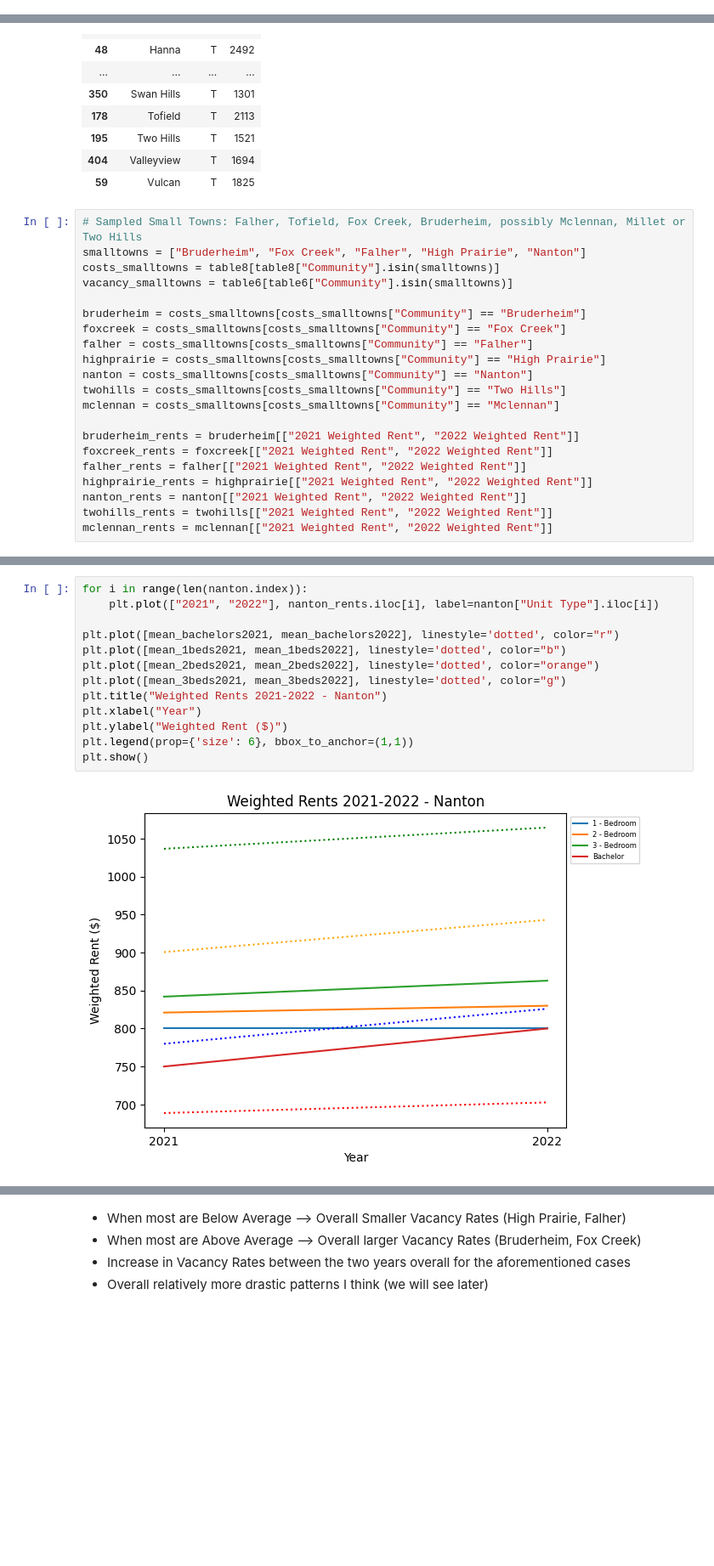
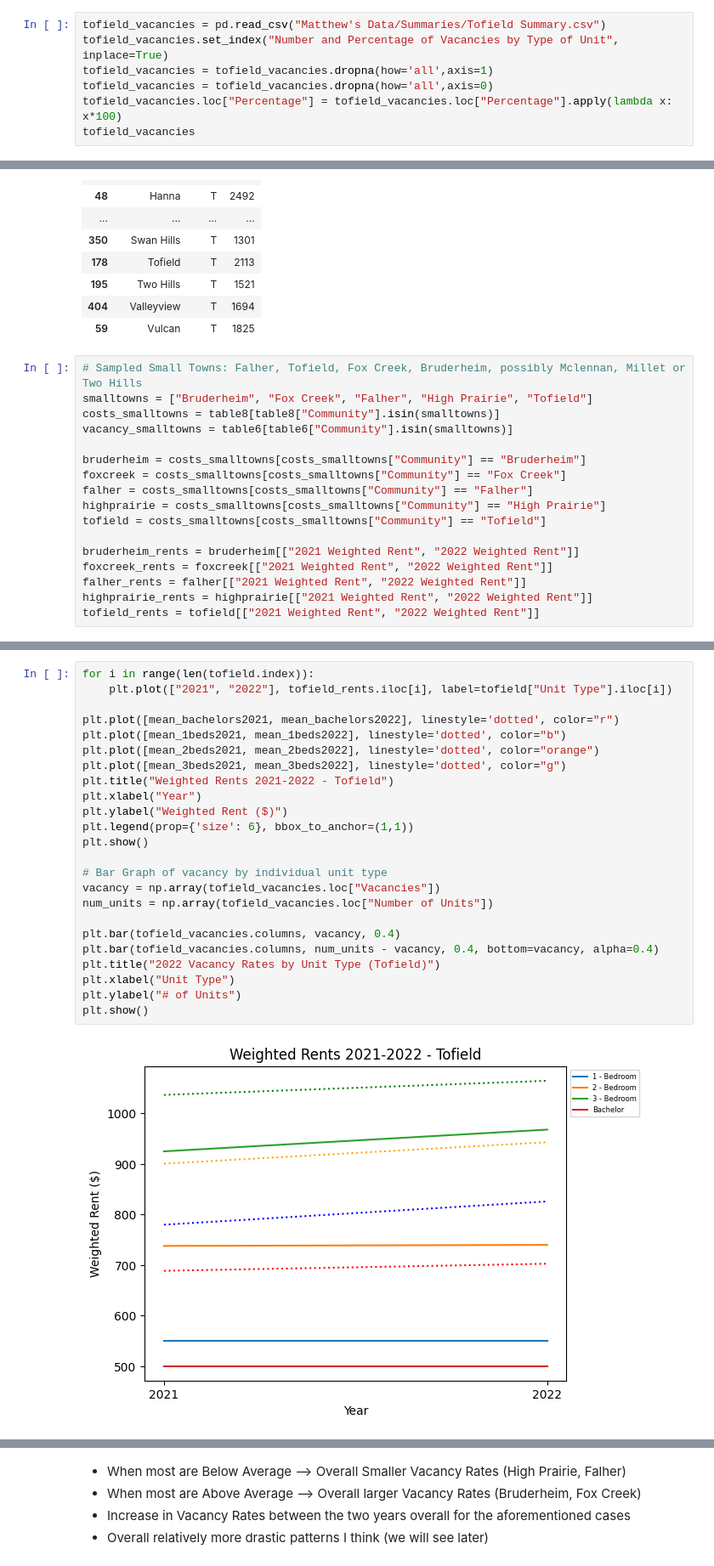
Before and after one commit to Mathemusician1729/DATA-221-Project, a Jupyter notebook: 221-Project.ipynb, the cells around one changed output, grey strips where cells are left out. Shown at 85% size. Drawn from its saved outputs; the diff is of its cells as text; blank space fills up the shorter version.

```diff
--- a/221-Project.ipynb
+++ b/221-Project.ipynb
@@ -137,3 +137,10 @@ highprairie_vacancies
 | Number of Units | 11.0 | 97.0 | 36.0 | 13.0 | 0.0 |
 | Vacancies | 2.0 | 9.0 | 6.0 | 0.0 | 0.0 |
 | Percentage | 18.2 | 9.3 | 16.7 | 0.0 | 0.0 |
+# %%
+tofield_vacancies = pd.read_csv("Matthew's Data/Summaries/Tofield Summary.csv")
+tofield_vacancies.set_index("Number and Percentage of Vacancies by Type of Unit", inplace=True)
+tofield_vacancies = tofield_vacancies.dropna(how='all',axis=1)
+tofield_vacancies = tofield_vacancies.dropna(how='all',axis=0)
+tofield_vacancies.loc["Percentage"] = tofield_vacancies.loc["Percentage"].apply(lambda x: x*100)
+tofield_vacancies
@@ -231,7 +244,7 @@ small_towns
 | 59 | Vulcan | T | 1825 |
 # %%
 # Sampled Small Towns: Falher, Tofield, Fox Creek, Bruderheim, possibly Mclennan, Millet or Two Hills
-smalltowns = ["Bruderheim", "Fox Creek", "Falher", "High Prairie", "Nanton"]
+smalltowns = ["Bruderheim", "Fox Creek", "Falher", "High Prairie", "Tofield"]
 costs_smalltowns = table8[table8["Community"].isin(smalltowns)]
 vacancy_smalltowns = table6[table6["Community"].isin(smalltowns)]
 
@@ -239,17 +252,13 @@ bruderheim = costs_smalltowns[costs_smalltowns["Community"] == "Bruderheim"]
 foxcreek = costs_smalltowns[costs_smalltowns["Community"] == "Fox Creek"]
 falher = costs_smalltowns[costs_smalltowns["Community"] == "Falher"]
 highprairie = costs_smalltowns[costs_smalltowns["Community"] == "High Prairie"]
-nanton = costs_smalltowns[costs_smalltowns["Community"] == "Nanton"]
-twohills = costs_smalltowns[costs_smalltowns["Community"] == "Two Hills"]
-mclennan = costs_smalltowns[costs_smalltowns["Community"] == "Mclennan"]
+tofield = costs_smalltowns[costs_smalltowns["Community"] == "Tofield"]
 
 bruderheim_rents = bruderheim[["2021 Weighted Rent", "2022 Weighted Rent"]]
 foxcreek_rents = foxcreek[["2021 Weighted Rent", "2022 Weighted Rent"]]
 falher_rents = falher[["2021 Weighted Rent", "2022 Weighted Rent"]]
 highprairie_rents = highprairie[["2021 Weighted Rent", "2022 Weighted Rent"]]
-nanton_rents = nanton[["2021 Weighted Rent", "2022 Weighted Rent"]]
-twohills_rents = twohills[["2021 Weighted Rent", "2022 Weighted Rent"]]
-mclennan_rents = mclennan[["2021 Weighted Rent", "2022 Weighted Rent"]]
+tofield_rents = tofield[["2021 Weighted Rent", "2022 Weighted Rent"]]
 # %%
 # Extreme Case 1: Bruderheim (Literally exactly the same rent between both for all units --> massive difference from rent prices)
 for i in range(len(bruderheim.index)):
@@ -364,15 +373,26 @@ plt.show()
 # %%
-for i in range(len(nanton.index)):
-    plt.plot(["2021", "2022"], nanton_rents.iloc[i], label=nanton["Unit Type"].iloc[i])
+for i in range(len(tofield.index)):
+    plt.plot(["2021", "2022"], tofield_rents.iloc[i], label=tofield["Unit Type"].iloc[i])
 
 plt.plot([mean_bachelors2021, mean_bachelors2022], linestyle='dotted', color="r")
 plt.plot([mean_1beds2021, mean_1beds2022], linestyle='dotted', color="b")
 plt.plot([mean_2beds2021, mean_2beds2022], linestyle='dotted', color="orange")
 plt.plot([mean_3beds2021, mean_3beds2022], linestyle='dotted', color="g")
-plt.title("Weighted Rents 2021-2022 - Nanton")
+plt.title("Weighted Rents 2021-2022 - Tofield")
 plt.xlabel("Year")
 plt.ylabel("Weighted Rent ($)")
 plt.legend(prop={'size': 6}, bbox_to_anchor=(1,1))
 plt.show()
+
+# Bar Graph of vacancy by individual unit type
+vacancy = np.array(tofield_vacancies.loc["Vacancies"])
+num_units = np.array(tofield_vacancies.loc["Number of Units"])
+
+plt.bar(tofield_vacancies.columns, vacancy, 0.4)
+plt.bar(tofield_vacancies.columns, num_units - vacancy, 0.4, bottom=vacancy, alpha=0.4)
+plt.title("2022 Vacancy Rates by Unit Type (Tofield)")
+plt.xlabel("Unit Type")
+plt.ylabel("# of Units")
+plt.show()
 # %% [output]
-[figure, old version]
+[figure, new version]
```
Also changed, not shown: parts of 5 cells of this notebook, 1 other file.
